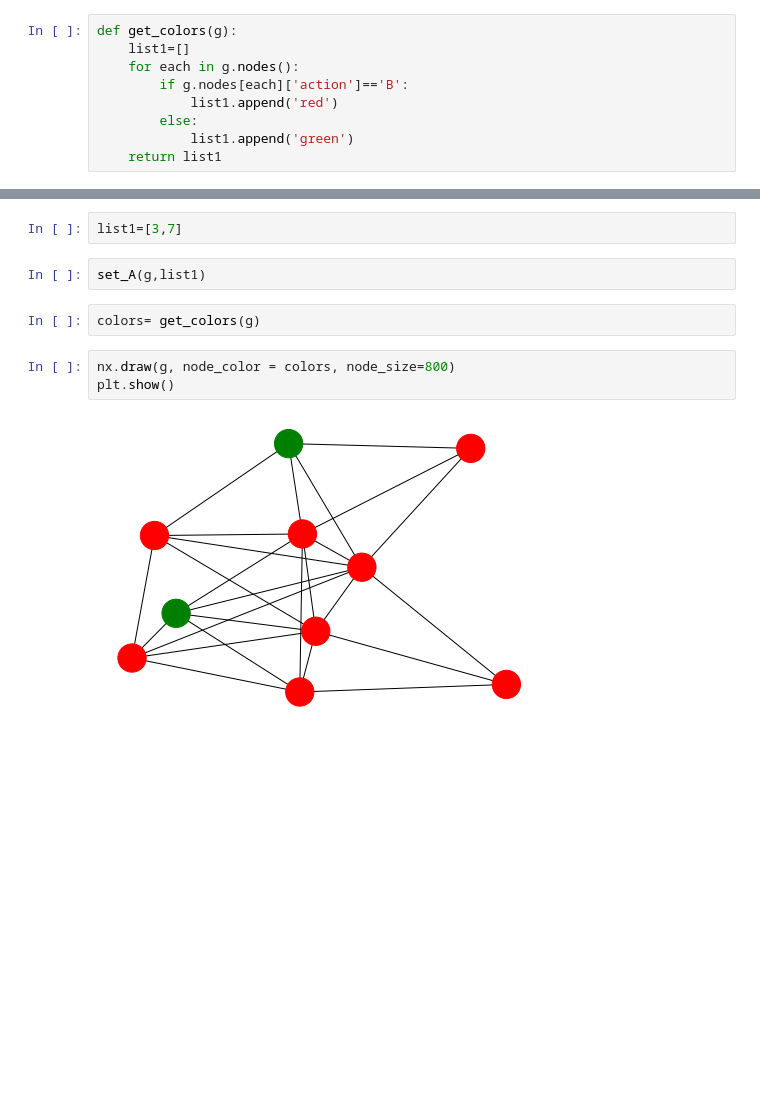
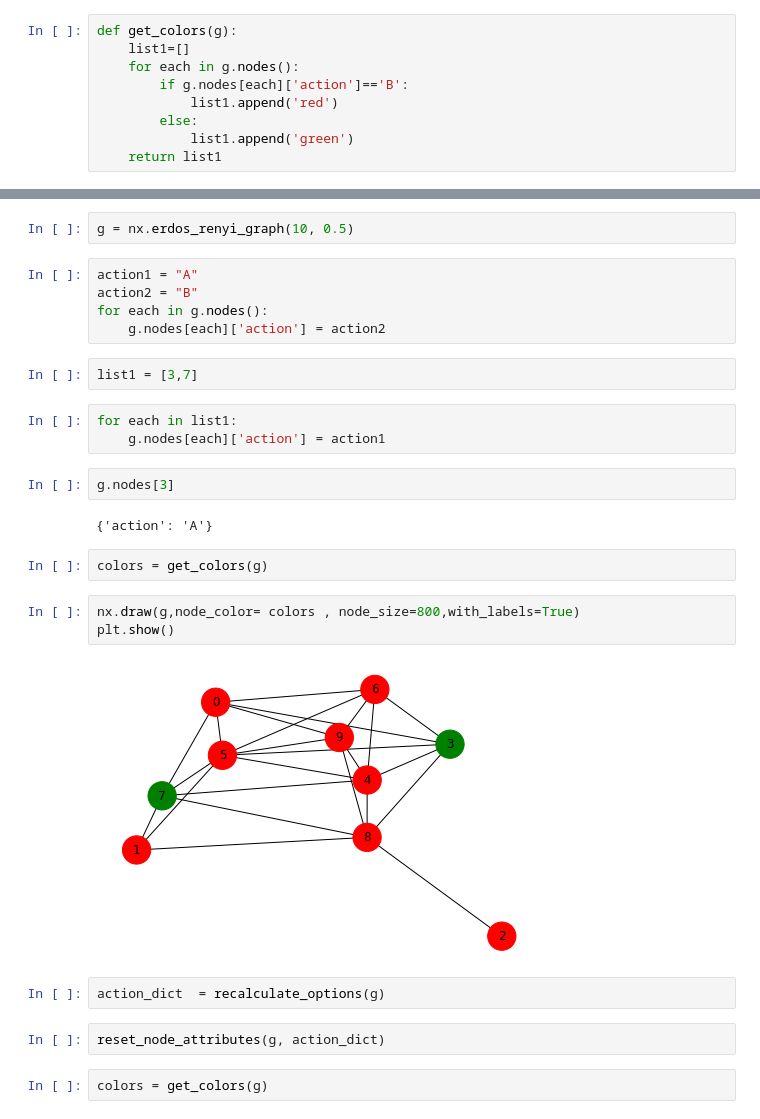
Before and after one commit to dheeraj-2000/6th_sem_Academics, a Jupyter notebook: SocialNetworkAnalysis/HandsOn/Modeling_cascading/Modeling_cascading.ipynb, the cells around one changed output, grey strips where cells are left out. Saved outputs shown, nothing was run; the diff lists cells and outputs as text; blank space fills up the shorter version.

```diff
--- a/SocialNetworkAnalysis/HandsOn/Modeling_cascading/Modeling_cascading.ipynb
+++ b/SocialNetworkAnalysis/HandsOn/Modeling_cascading/Modeling_cascading.ipynb
@@ -30,11 +71,29 @@ set_all_B(g)
+# %%
+g = nx.erdos_renyi_graph(10, 0.5)
+# %%
+action1 = "A"
+action2 = "B"
+for each in g.nodes():
+    g.nodes[each]['action'] = action2
 # %%
-list1=[3,7]
+list1 = [3,7]
-# %%
-set_A(g,list1)
+# %%
+for each in list1:
+    g.nodes[each]['action'] = action1
+# %%
+g.nodes[3]
+# %% [output]
+{'action': 'A'}
 # %%
-colors= get_colors(g)
+colors = get_colors(g)
 # %%
-nx.draw(g, node_color = colors, node_size=800)
+nx.draw(g,node_color= colors , node_size=800,with_labels=True)
 plt.show()
 # %% [output]
-[figure, old version]
+[figure, new version]
+# %%
+action_dict  = recalculate_options(g)
+# %%
+reset_node_attributes(g, action_dict)
+# %%
+colors = get_colors(g)
```
Also changed, not shown: parts of 13 cells of this notebook, 2 other files.
